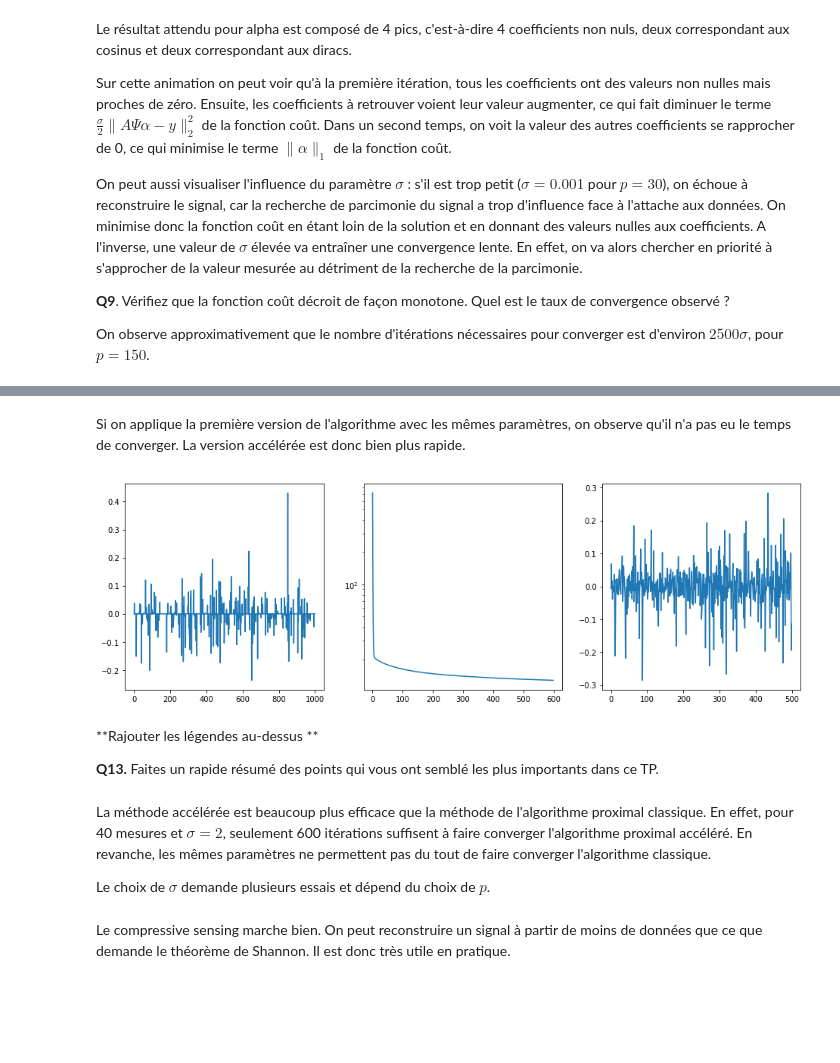
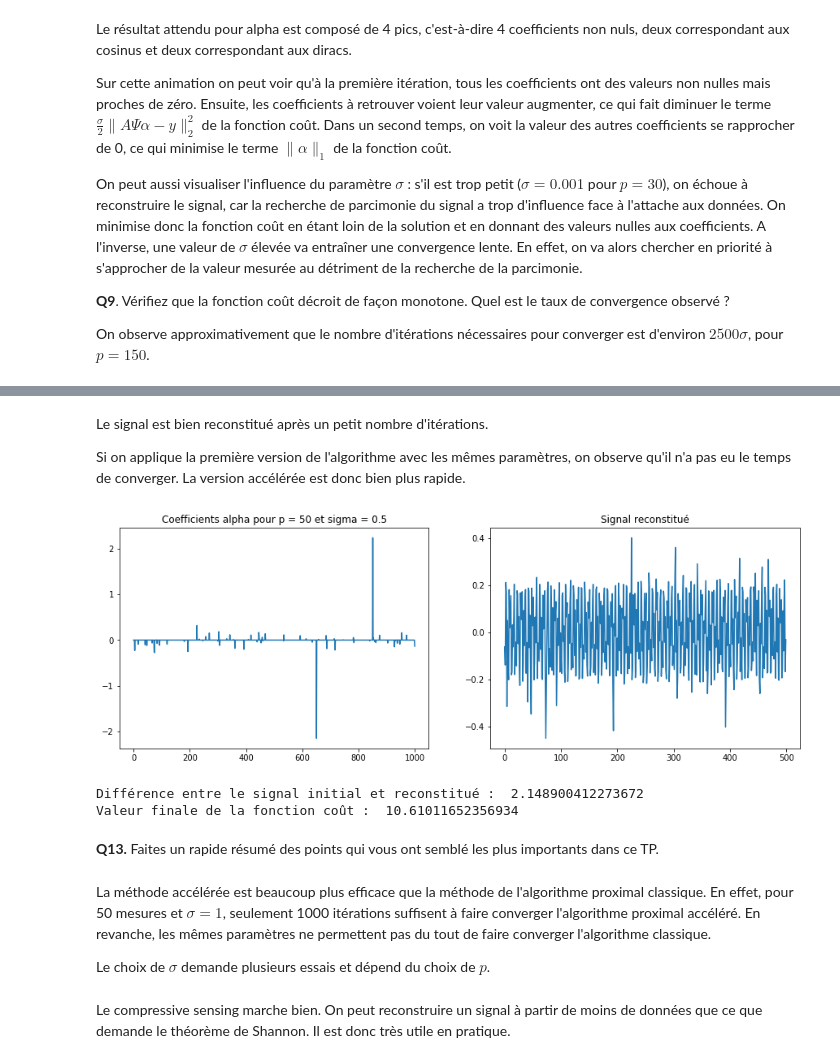
Before and after one commit to PaulCharnay/Opti_4A_S2, a Jupyter notebook: TP2_CompressiveSensing.ipynb, the cells around one changed output, grey strips where cells are left out. Saved outputs shown, nothing was run; the diff lists cells and outputs as text; code cells hidden in the pictures; blank space fills up the shorter version.

```diff
--- a/TP2_CompressiveSensing.ipynb
+++ b/TP2_CompressiveSensing.ipynb
@@ -464,21 +458,31 @@ plt.show()
 # %% [markdown]
+Le signal est bien reconstitué après un petit nombre d'itérations.
+
 Si on applique la première version de l'algorithme avec les mêmes paramètres, on observe qu'il n'a pas eu le temps de converger. La version accélérée est donc bien plus rapide.
-# %%
-alpha, xtilde, CF = RestoreX(A, y, sigma, nit)
-fig, ax = plt.subplots(nrows=1, ncols=3, figsize=(16, 5))
-ax[0].plot(alpha)
-ax[1].plot(CF)
-ax[1].semilogy()
-ax[2].plot(xtilde)
-plt.show()
-# %% [output]
-[figure, removed]
+# %%
+sigma = 0.5
+p = 50
+A, y, x, n = Init(500, p)
+nit = 1000
+
+alpha, xtilde, CF = RestoreX(A, y, sigma, nit)
+fig, (ax1, ax2) = plt.subplots(1, 2, figsize=(15, 5))
+ax1.plot(alpha)
+ax1.set_title("Coefficients alpha pour p = " + str(p) + " et sigma = " + str(sigma))
+ax2.plot(xtilde)
+ax2.set_title("Signal reconstitué")
+plt.show()
+dif = npl.norm(x - xtilde)
+print("Différence entre le signal initial et reconstitué : ", dif)
+print("Valeur finale de la fonction coût : ", CF[-1])
+# %% [output]
+[figure, added]
+Différence entre le signal initial et reconstitué :  2.148900412273672
+Valeur finale de la fonction coût :  10.61011652356934
 # %% [markdown]
-**Rajouter les légendes au-dessus **
-
 **Q13.** Faites un rapide résumé des points qui vous ont semblé les plus importants dans ce TP.
 # %% [markdown]
-La méthode accélérée est beaucoup plus efficace que la méthode de l'algorithme proximal classique. En effet, pour 40 mesures et $\sigma = 2$, seulement 600 itérations suffisent à faire converger l'algorithme proximal accéléré. En revanche, les mêmes paramètres ne permettent pas du tout de faire converger l'algorithme classique.
+La méthode accélérée est beaucoup plus efficace que la méthode de l'algorithme proximal classique. En effet, pour 50 mesures et $\sigma = 1$, seulement 1000 itérations suffisent à faire converger l'algorithme proximal accéléré. En revanche, les mêmes paramètres ne permettent pas du tout de faire converger l'algorithme classique.
 
 Le choix de $\sigma$ demande plusieurs essais et dépend du choix de $p$.
 # %% [markdown]
```
Also changed, not shown: parts of 9 cells of this notebook.
